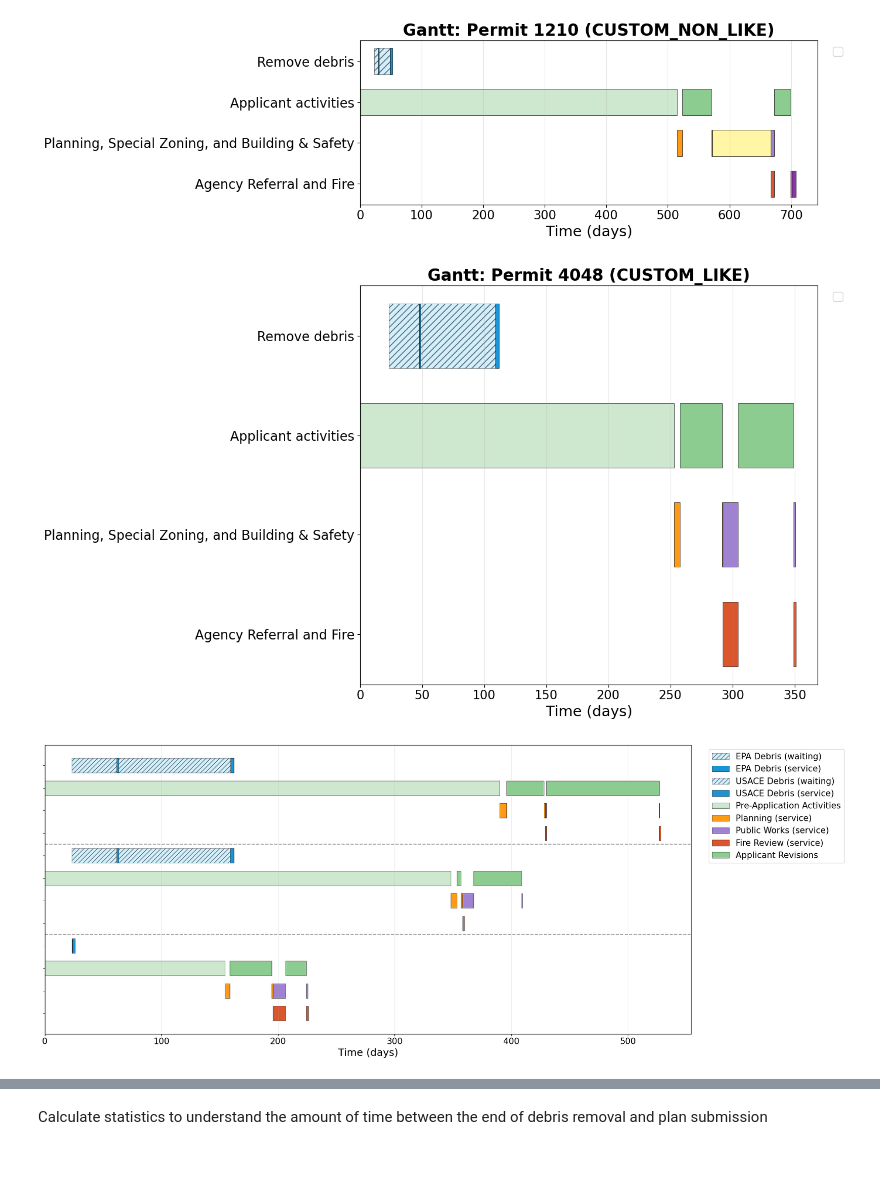
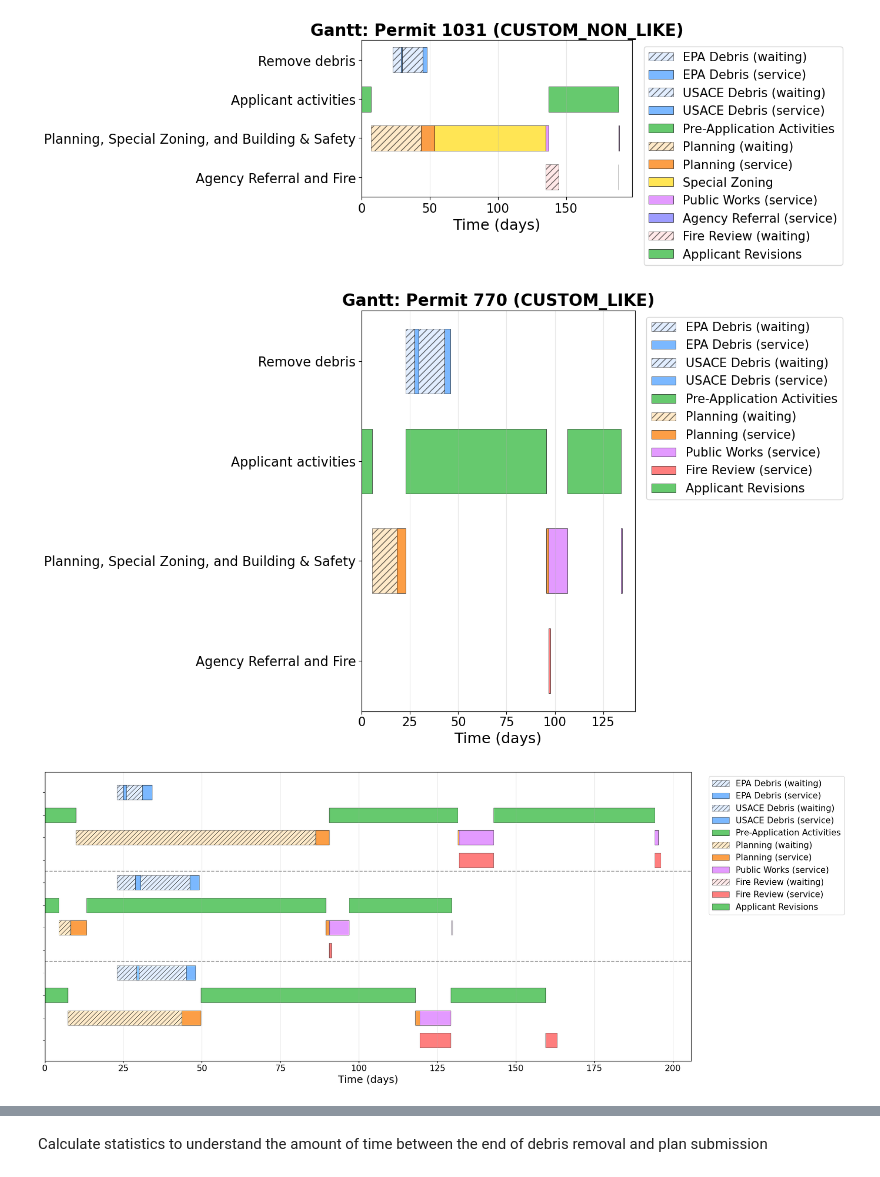
Before and after one commit to MIT-HSCL/permitting-model, a Jupyter notebook: run_simulation.ipynb, the cells around one changed output, grey strips where cells are left out. Saved outputs shown, nothing was run; the diff lists cells and outputs as text; code cells hidden in the pictures.

```diff
--- a/run_simulation.ipynb
+++ b/run_simulation.ipynb
@@ -222,19 +241,20 @@ First 5 completed permits:
 # %%
 # Gantt chart for one random permit in segment 4 (CUSTOM_NON_LIKE)
 # Parallel activities (e.g. Public Works, Fire Review, Public Health) appear on separate rows
 from visualize_permits import plot_gantt_one_random_permit_segment
 import matplotlib.pyplot as plt
 
 fig, ax = plot_gantt_one_random_permit_segment(
     all_permits,
     segment_value=4,
     random_seed=100,
     figsize=(14, 4),
+    color_option="option_1",
 )
 if fig:
     plt.show()
 # %% [output]
-[figure, old version]
+[figure, new version]
 # %%
 # Gantt chart for one random permit in segment 4 (CUSTOM_NON_LIKE)
 # Parallel activities (e.g. Public Works, Fire Review, Public Health) appear on separate rows
@@ -244,14 +264,21 @@ import random
 
 # One random run from the 100, same list index as before (representative Gantt)
 _run = random.Random(42).choice(results)
-fig, ax = plot_gantt_single_permit(
-    _run["permits"][1460],
-    figsize=(14, 8),
-)
-if fig:
-    plt.show()
+_run_permits = _run.get("permits", [])
+
+if not _run_permits:
+    print("No permits available in selected run.")
+else:
+    selected_permit = random.Random(42).choice(_run_permits)
+    fig, ax = plot_gantt_single_permit(
+        selected_permit,
+        figsize=(14, 8),
+        color_option="option_1",
+    )
+    if fig:
+        plt.show()
 # %% [output]
-[figure, old version]
+[figure, new version]
 # %%
 # Gantt chart for 3 random permits
 from visualize_permits import plot_gantt_three_random_permits
@@ -259,13 +286,14 @@ import matplotlib.pyplot as plt
 
 fig, ax = plot_gantt_three_random_permits(
     all_permits,
-    random_seed=36,
+    random_seed=45,
     figsize=(20, 8),
+    color_option="option_1",
 )
 if fig:
     plt.show()
 # %% [output]
-[figure, old version]
+[figure, new version]
 # %%
 # Visualize the time each permit spends in each stage
 from visualize_permits import plot_average_waiting_and_service_by_step
```
Also changed, not shown: parts of 8 cells of this notebook, 6 other files.
